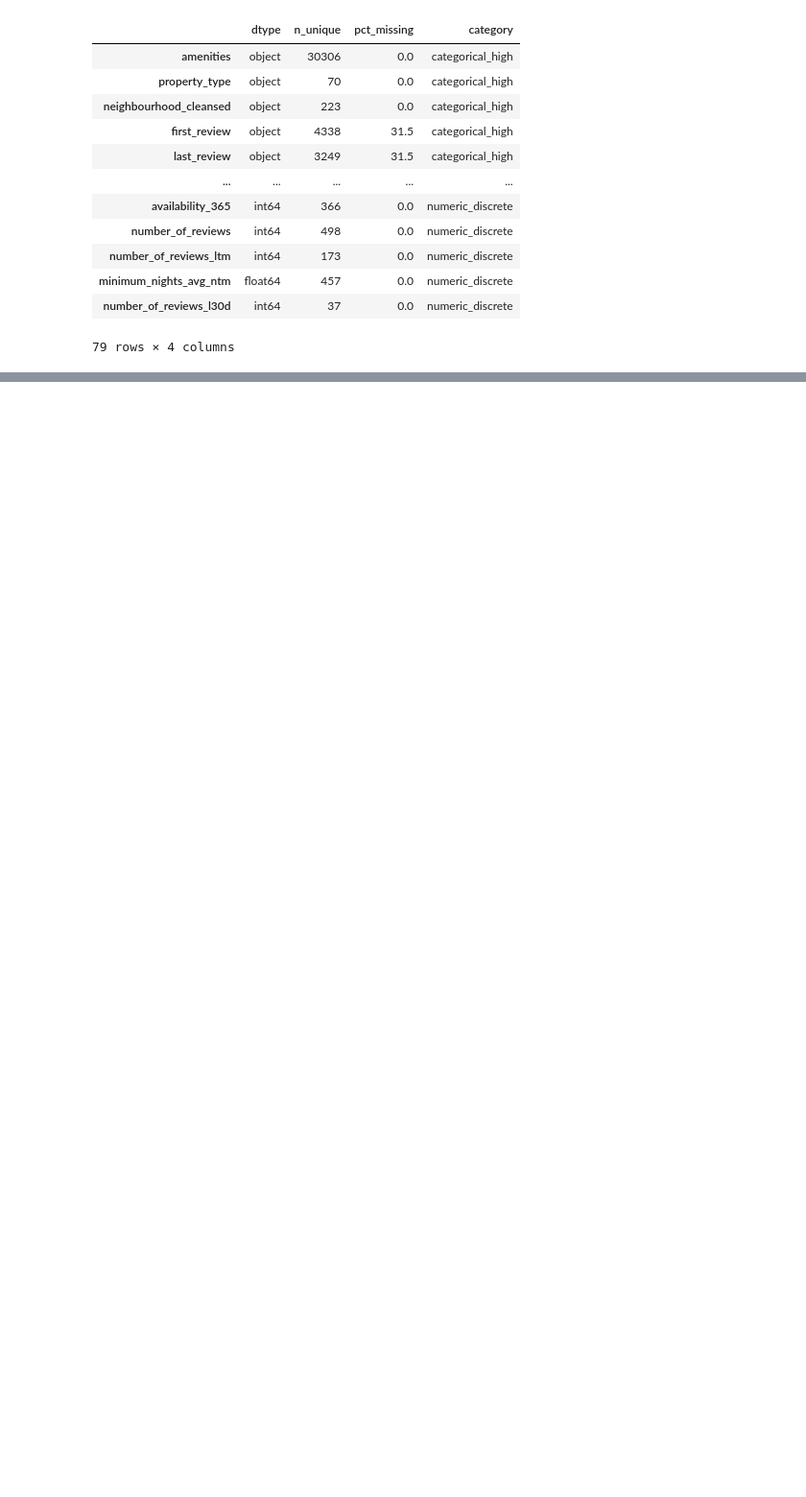
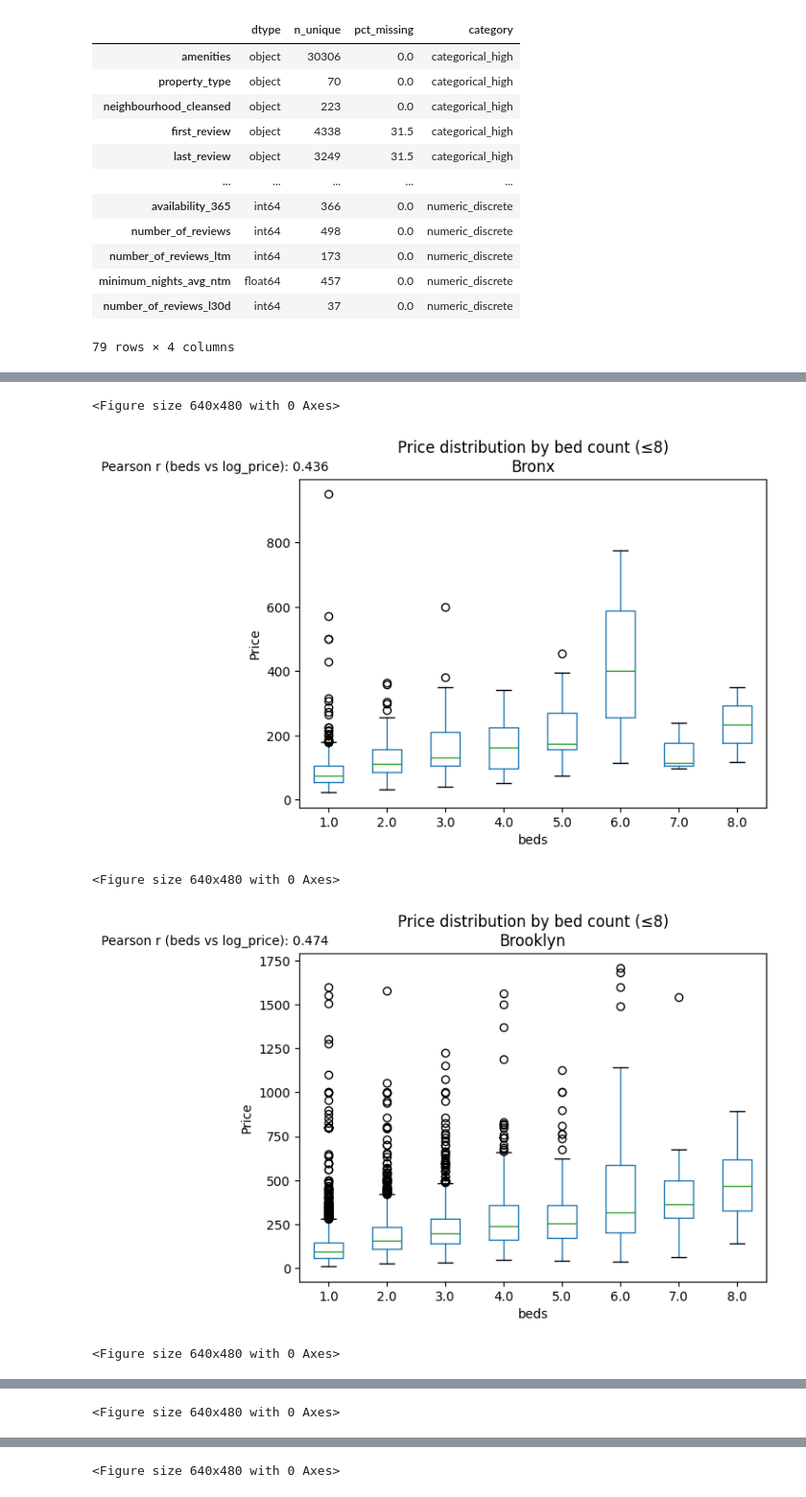
Before and after one commit to UrayLaszlo/Airbnb_project, a Jupyter notebook: nyc_airbnb_02_analysis.ipynb, the cells around one changed output, grey strips where cells are left out. Shown at 96% size. Cells and saved outputs as stored; diff of their text form; code cells hidden in the pictures; blank space fills up the shorter version.

```diff
--- a/nyc_airbnb_02_analysis.ipynb
+++ b/nyc_airbnb_02_analysis.ipynb
@@ -118,0 +201,69 @@ summary.describe()
+# %%
+def to_price(val):
+    if pd.isna(val):
+        return np.nan
+    if isinstance(val, str):
+        val = re.sub(r'[^\d.]', '', val)  # strip $ and commas
+    try:
+        return float(val)
+    except ValueError:
+        return np.nan
+
+dfc = listings.copy()
+dfc['price_num'] = dfc['price'].apply(to_price)
+
+# ------------------------------------------------------------------
+# 3. Prep data
+# ------------------------------------------------------------------
+dfc = (
+    dfc[['beds', 'price_num', 'neighbourhood_group_cleansed']]
+    .dropna()
+    .loc[lambda d: (d['beds'] > 0) & (d['price_num'] > 0)]
+)
+
+# Optional trim of extreme luxury prices (global 99.5 %)
+price_cap = dfc['price_num'].quantile(0.995)
+dfc = dfc[dfc['price_num'] <= price_cap]
+
+# Focus on reasonable bed counts (≤8)
+dfc = dfc[dfc['beds'] <= 8]
+
+# ------------------------------------------------------------------
+# 4. Box‑plots per neighbourhood group
+# ------------------------------------------------------------------
+groups = dfc['neighbourhood_group_cleansed'].dropna().unique()
+
+for g in sorted(groups):
+    grp = dfc[dfc['neighbourhood_group_cleansed'] == g]
+    if grp.empty:
+        continue
+    plt.figure()
+    grp.boxplot(column='price_num', by='beds', grid=False)
+    plt.title(f"Price distribution by bed count (≤8)\n{g}")
+    plt.suptitle("")
+    plt.xlabel("beds")
+    plt.ylabel("Price")
+    # Pearson correlation on log‑price
+    grp = grp.copy()
+    grp['log_price'] = np.log1p(grp['price_num'])
+    r = grp['beds'].corr(grp['log_price'])
+    plt.figtext(0.15, 0.92, f"Pearson r (beds vs log_price): {r:.3f}", ha='right')
+    plt.show()
+
+# ------------------------------------------------------------------
+# 5. Median price table
+# ------------------------------------------------------------------
+median_tbl = (
+    dfc.groupby(['neighbourhood_group_cleansed', 'beds'])['price_num']
+       .median()
+       .unstack(level=0)          # columns = neighbourhood groups
+       .sort_index()
+)
+
+median_tbl
+# %% [output]
+<Figure size 640x480 with 0 Axes>
+[figure, added]
+<Figure size 640x480 with 0 Axes>
+[figure, added]
+<Figure size 640x480 with 0 Axes>
@@ -118,0 +271 @@ summary.describe()
+<Figure size 640x480 with 0 Axes>
@@ -118,0 +273 @@ summary.describe()
+<Figure size 640x480 with 0 Axes>
```
Also changed, not shown: parts of 10 cells of this notebook.
